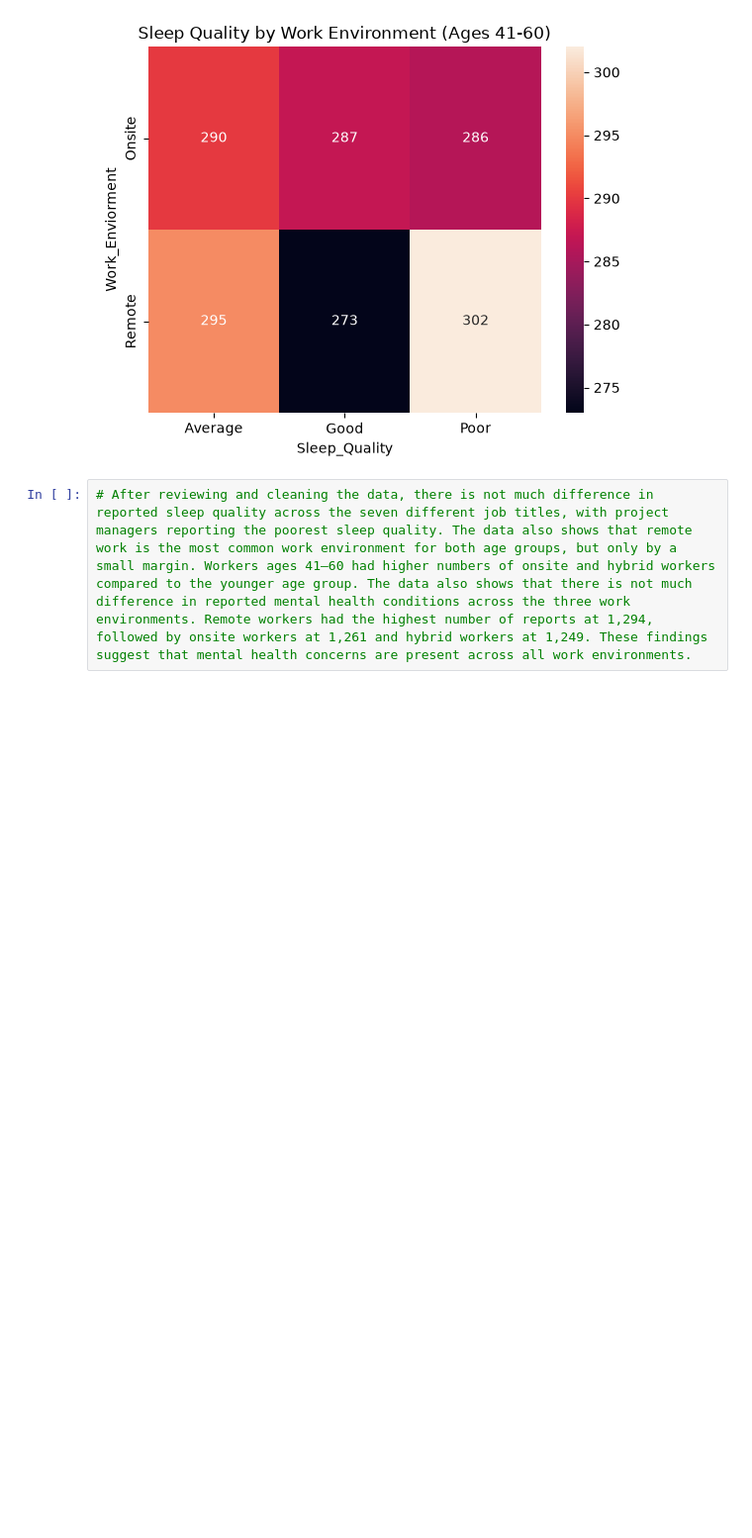
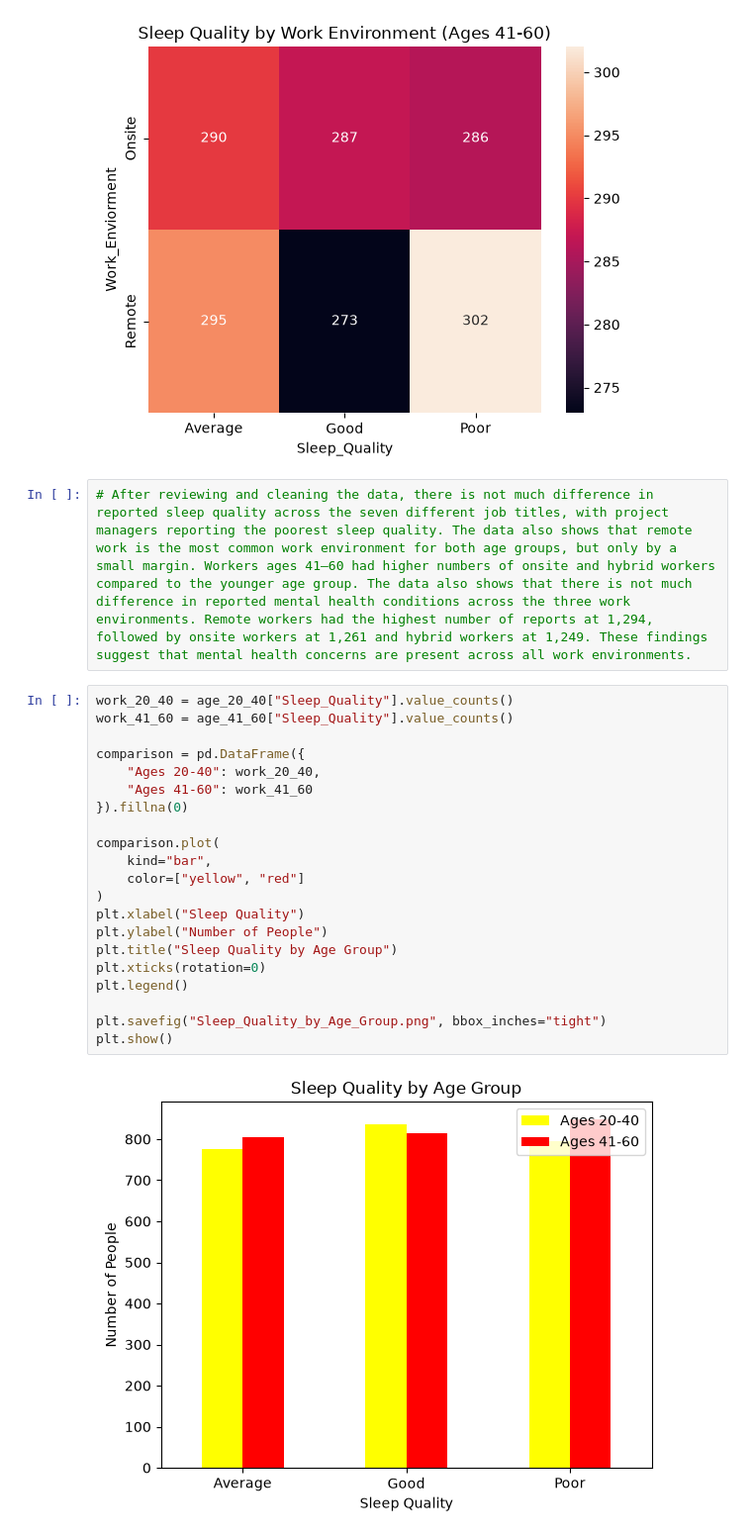
Before and after one commit to Krhine02/Capstone_-Work_Life_Balance, a Jupyter notebook: Load Data 2.ipynb, the cells around one changed output. Shown at 99% size. Saved outputs shown, nothing was run; the diff lists cells and outputs as text; blank space fills up the shorter version.

Commit message:
Added sleep graph by age

```diff
--- a/Load Data 2.ipynb
+++ b/Load Data 2.ipynb
@@ -403,3 +403,26 @@ plt.show()
 [figure]
 # %%
 # After reviewing and cleaning the data, there is not much difference in reported sleep quality across the seven different job titles, with project managers reporting the poorest sleep quality. The data also shows that remote work is the most common work environment for both age groups, but only by a small margin. Workers ages 41–60 had higher numbers of onsite and hybrid workers compared to the younger age group. The data also shows that there is not much difference in reported mental health conditions across the three work environments. Remote workers had the highest number of reports at 1,294, followed by onsite workers at 1,261 and hybrid workers at 1,249. These findings suggest that mental health concerns are present across all work environments.
+# %%
+work_20_40 = age_20_40["Sleep_Quality"].value_counts()
+work_41_60 = age_41_60["Sleep_Quality"].value_counts()
+
+comparison = pd.DataFrame({
+    "Ages 20-40": work_20_40,
+    "Ages 41-60": work_41_60
+}).fillna(0)
+
+comparison.plot(
+    kind="bar",
+    color=["yellow", "red"]
+)
+plt.xlabel("Sleep Quality")
+plt.ylabel("Number of People")
+plt.title("Sleep Quality by Age Group")
+plt.xticks(rotation=0)
+plt.legend()
+
+plt.savefig("Sleep_Quality_by_Age_Group.png", bbox_inches="tight")
+plt.show()
+# %% [output]
+[figure, added]
```
Also changed, not shown: 1 other file.
